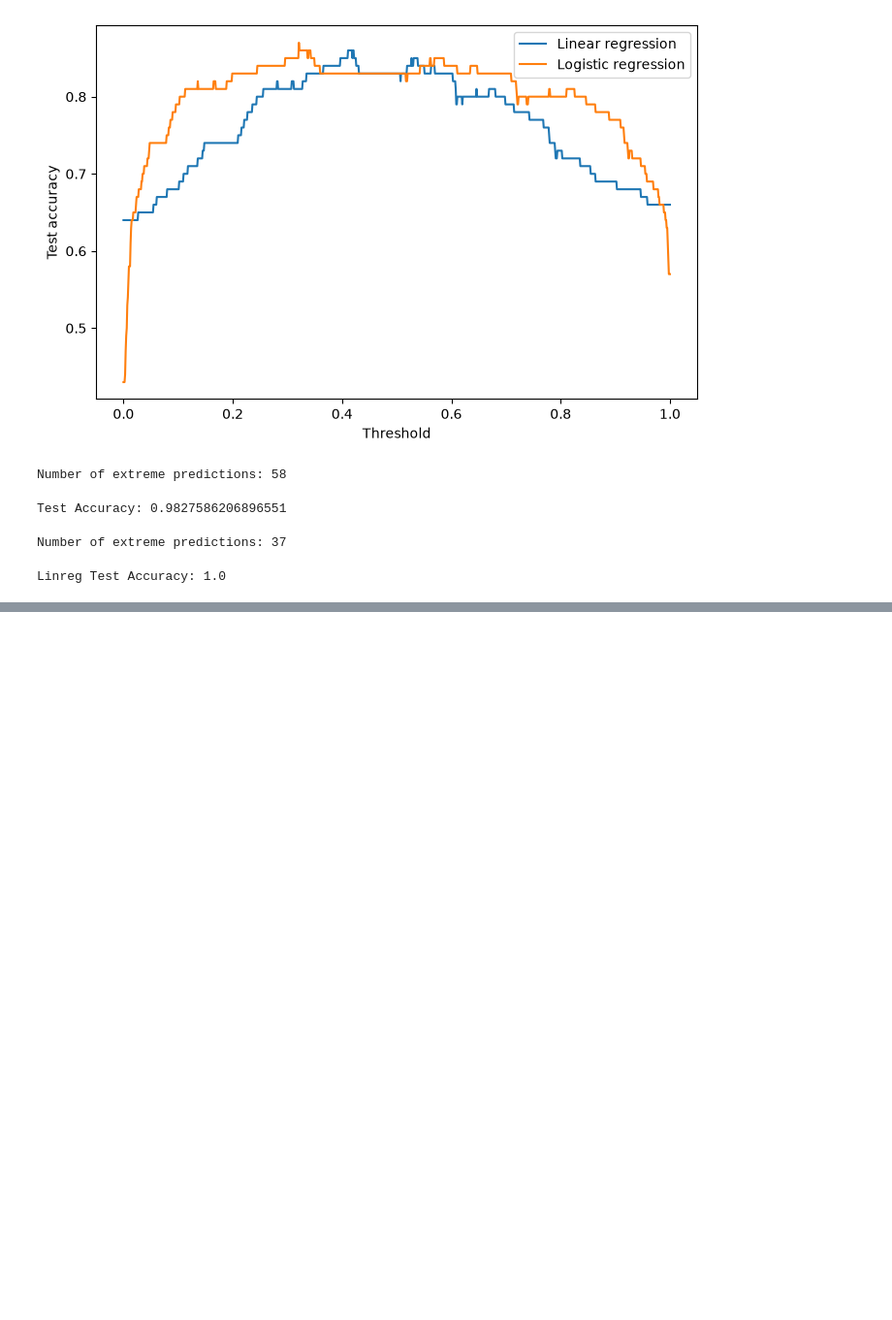
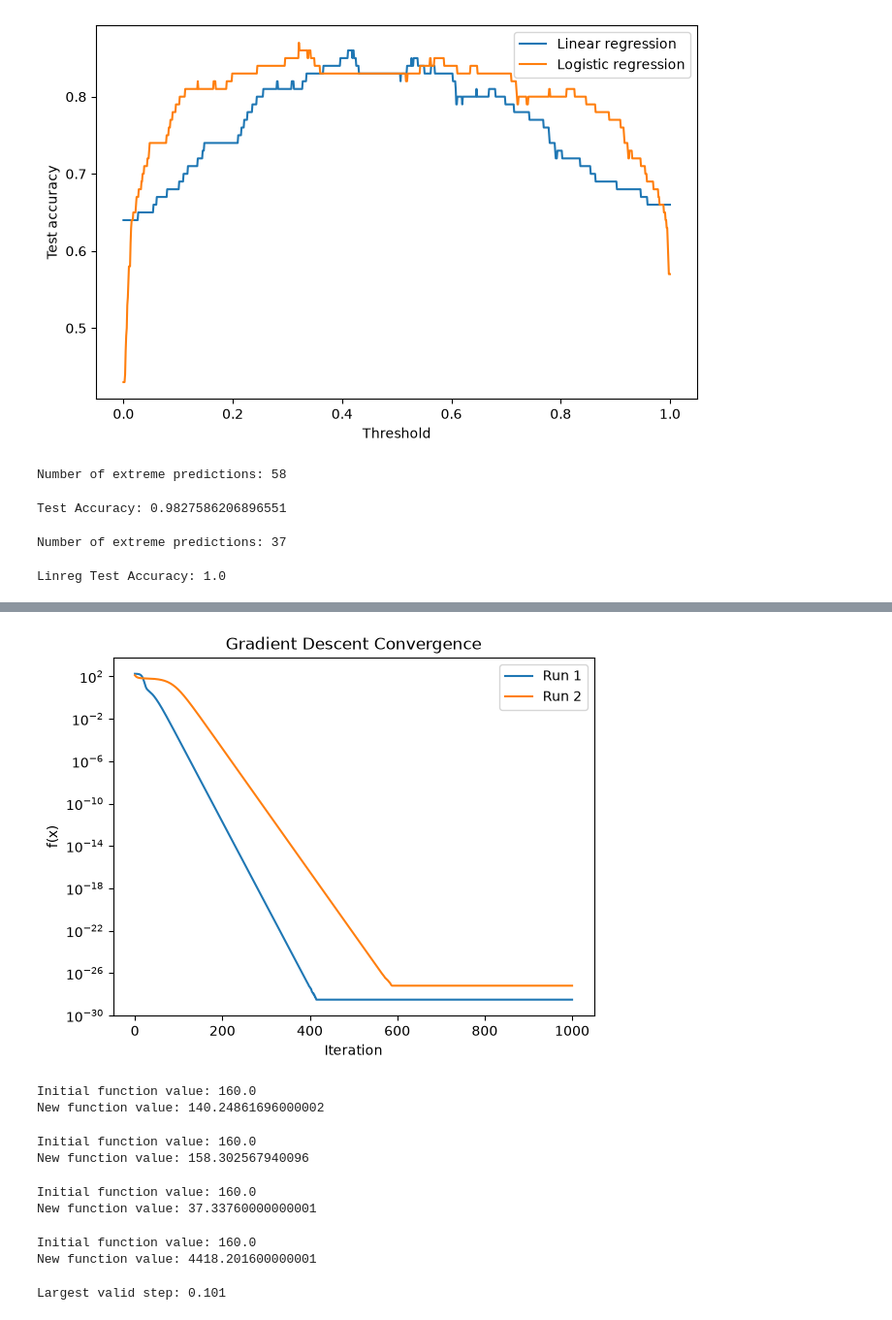
Before and after one commit to rigozu9/Machine-Learning-1, a Jupyter notebook: Week 1 /week1.ipynb, the cells around one changed output, grey strips where cells are left out. Shown at 97% size. Drawn from its saved outputs; the diff is of its cells as text; code cells hidden in the pictures; blank space fills up the shorter version.

```diff
--- a/Week 1 /week1.ipynb
+++ b/Week 1 /week1.ipynb
@@ -322,0 +387,75 @@ Linreg Test Accuracy: 1.0
+# %%
+plt.plot(f_history, label="Run 1")
+plt.plot(f1_history, label="Run 2")
+plt.legend()
+plt.yscale("log")
+plt.xlabel("Iteration")
+plt.ylabel("f(x)")
+plt.title("Gradient Descent Convergence")
+plt.show()
+# %% [output]
+[figure, added]
+# %%
+# Ex 4c
+x0 = np.array([-1, -2], dtype=float)
+e = 0.01
+
+x_new = x0 - e * g(x0)
+
+print("Initial function value:", f(x0))
+print("New function value:", f(x_new))
+# %% [output]
+Initial function value: 160.0
+New function value: 140.24861696000002
+# %%
+# Ex 4c
+x0 = np.array([-1, -2], dtype=float)
+e = 0.001
+
+x_new = x0 - e * g(x0)
+
+print("Initial function value:", f(x0))
+print("New function value:", f(x_new))
+# %% [output]
+Initial function value: 160.0
+New function value: 158.302567940096
+# %%
+# Ex 4c
+x0 = np.array([-1, -2], dtype=float)
+e = 0.05
+
+x_new = x0 - e * g(x0)
+
+print("Initial function value:", f(x0))
+print("New function value:", f(x_new))
+# %% [output]
+Initial function value: 160.0
+New function value: 37.33760000000001
+# %%
+# Ex 4c
+x0 = np.array([-1, -2], dtype=float)
+e = 0.2
+
+x_new = x0 - e * g(x0)
+
+print("Initial function value:", f(x0))
+print("New function value:", f(x_new))
+# %% [output]
+Initial function value: 160.0
+New function value: 4418.201600000001
+# %%
+x0 = np.array([-1, -2], dtype=float)
+step_sizes = np.linspace(0.001, 0.2, 200)
+
+largest_step = None
+
+for e in step_sizes:
+    x_new = x0 - e * g(x0)
+
+    if f(x_new) < f(x0):
+        largest_step = e
+
+print("Largest valid step:", largest_step)
+largest_not_increasing = largest_step
+# %% [output]
+Largest valid step: 0.101
```
Also changed, not shown: parts of 7 cells of this notebook.
